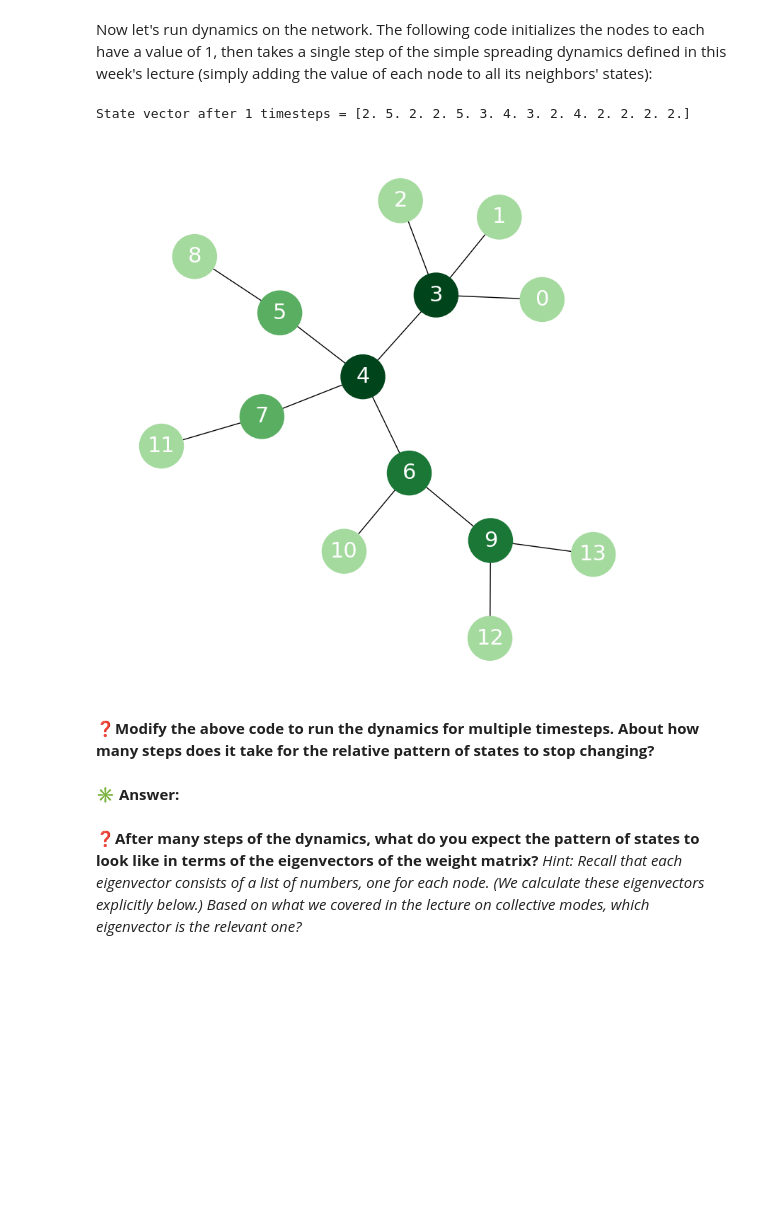
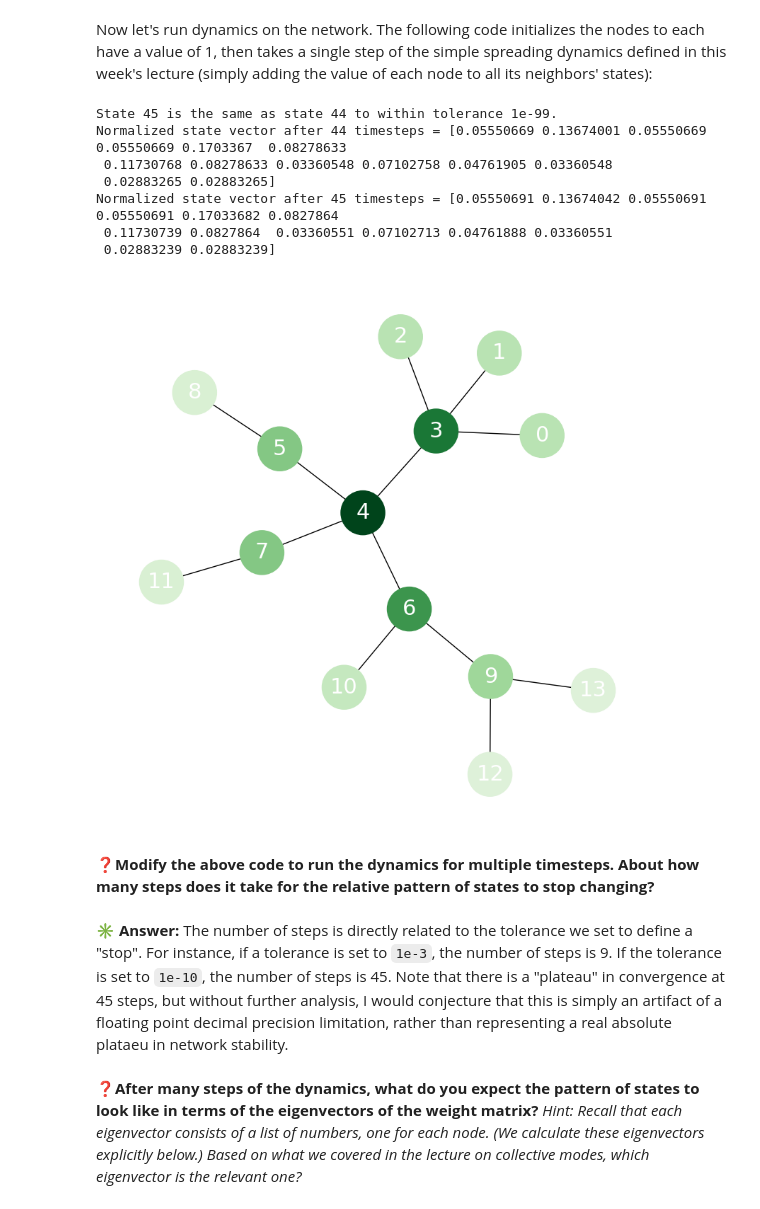
Before and after one commit to peterdresslar/CAS-503-Collectives, a Jupyter notebook: zaphod/4-SpreadingDynamics.ipynb, the cells around one changed output. Saved outputs shown, nothing was run; the diff lists cells and outputs as text; code cells hidden in the pictures; blank space fills up the shorter version.

```diff
--- a/zaphod/4-SpreadingDynamics.ipynb
+++ b/zaphod/4-SpreadingDynamics.ipynb
@@ -87,28 +102,75 @@ view(G)
 # %% [markdown]
 Now let's run dynamics on the network.  The following code initializes the nodes to each have a value of 1, then takes a single step of the simple spreading dynamics defined in this week's lecture (simply adding the value of each node to all its neighbors' states):
 # %%
+# PDD: Set this to control the condition in which the updated code below senses that the state has converged.
+from scipy.sparse.linalg import norm
+
+
+tolerance = 1e-99
+
 # set up the weight matrix that defines the dynamics
 # (note that we have to add the identity matrix (`np.eye`, the matrix with ones on the diagonal
 #  and zeros on the off-diagonal) to the adjacency matrix, so that at each step each node both
 #  keeps its current value and adds to that the input it gets from neighboring nodes)
-weightMatrix = nx.adjacency_matrix(G).toarray() + np.eye(G.number_of_nodes())
+
+# PDD sorting again for clarity.  NOTE: This will alter the ordering of the actual nodes in the network.
+weightMatrix = nx.adjacency_matrix(G).toarray() + np.eye(G.number_of_nodes())  ### ah! effectively, a wall of self-loops? a infers "a_hat", kind of.
+
+# print(weightMatrix)
+
 # run dynamics, starting from the state in which each node has value 1
 initialState = [ 1,1,1,1,1,1,1,1,1,1,1,1,1,1 ]
-numTimesteps = 1
-stateList = spreadingDynamics(weightMatrix,initialState,numTimesteps)
+maxTimesteps = 1000 # arbitrary
+
+stateList = spreadingDynamics(weightMatrix,initialState,maxTimesteps)
+
+breakpoint = -1
+
+# PDD: Let's find the threshold by reviewing the state history.
+
+for index in range(1, len(stateList)): # don't bother with the first state since there is no change to measure
+    normalized_state = stateList[index] / np.sum(stateList[index])
+    normalized_previous_state = stateList[index-1] / np.sum(stateList[index-1])
+    if np.allclose(normalized_state, normalized_previous_state, atol=tolerance): # SO: https://stackoverflow.com/questions/10580676/comparing-two-numpy-arrays-for-equality-element-wise/10580782#10580782
+        print(f"State {index} is the same as state {index-1} to within tolerance {tolerance}.")
+        breakpoint = index
+        break
+
+
+# PDD: So that we can print the normalized state vectors in order, we grab the network nodes for ordering and then
+# use that ordering to reorder the state vectors... reordering the network itself could change the result.
+node_order = sorted(G.nodes()) # list [0.... 13]
+ordered_normalized_state = np.array([normalized_state[n] for n in node_order])   # np array of np.float64: {0: 0.1234, 1: 0.2345, ...}
+ordered_normalized_previous_state = np.array([normalized_previous_state[n] for n in node_order])
+
+# print(ordered_normalized_state)
+np.set_printoptions(precision=8, suppress=True)
 
 # print state vector and visualize state after numTimesteps
 # (colors in the visualization are rescaled so that the largest value corresponds to dark green)
-state = stateList[numTimesteps]
-print("State vector after {} timesteps = {}".format(numTimesteps,state))
+if breakpoint == -1:
+    state = stateList[maxTimesteps]
+    print(f"State vector after {maxTimesteps} timesteps = {ordered_normalized_state}")
+    print(f"No threshold was reached for tolerance {tolerance} within {maxTimesteps} timesteps.")
+else:
+    state = stateList[breakpoint]
+    print(f"Normalized state vector after {breakpoint-1} timesteps = {ordered_normalized_previous_state}")
+    print(f"Normalized state vector after {breakpoint} timesteps = {ordered_normalized_state}")
+
 view(G,node_color=nodeColors(state, G.nodes))
 # %% [output]
-State vector after 1 timesteps = [2. 5. 2. 2. 5. 3. 4. 3. 2. 4. 2. 2. 2. 2.]
+State 45 is the same as state 44 to within tolerance 1e-99.
+Normalized state vector after 44 timesteps = [0.05550669 0.13674001 0.05550669 0.05550669 0.1703367  0.08278633
+ 0.11730768 0.08278633 0.03360548 0.07102758 0.04761905 0.03360548
+ 0.02883265 0.02883265]
+Normalized state vector after 45 timesteps = [0.05550691 0.13674042 0.05550691 0.05550691 0.17033682 0.0827864
+ 0.11730739 0.0827864  0.03360551 0.07102713 0.04761888 0.03360551
+ 0.02883239 0.02883239]
-[figure, old version]
+[figure, new version]
 # %% [markdown]
 ❓**Modify the above code to run the dynamics for multiple timesteps. About how many steps does it take for the relative pattern of states to stop changing?**
 # %% [markdown]
-✳️ **Answer:**
+✳️ **Answer:** The number of steps is directly related to the tolerance we set to define a "stop". For instance, if a tolerance is set to `1e-3`, the number of steps is 9. If the tolerance is set to `1e-10`, the number of steps is 45. Note that there is a "plateau" in convergence at 45 steps, but without further analysis, I would conjecture that this is simply an artifact of a floating point decimal precision limitation, rather than representing a real absolute plataeu in network stability.
 # %% [markdown]
 ❓**After many steps of the dynamics, what do you expect the pattern of states to look like in terms of the eigenvectors of the weight matrix?** *Hint: Recall that each eigenvector consists of a list of numbers, one for each node. (We calculate these eigenvectors explicitly below.)  Based on what we covered in the lecture on collective modes, which eigenvector is the relevant one?*
 # %% [markdown]
```
Also changed, not shown: parts of 3 cells of this notebook, 1 other file.
